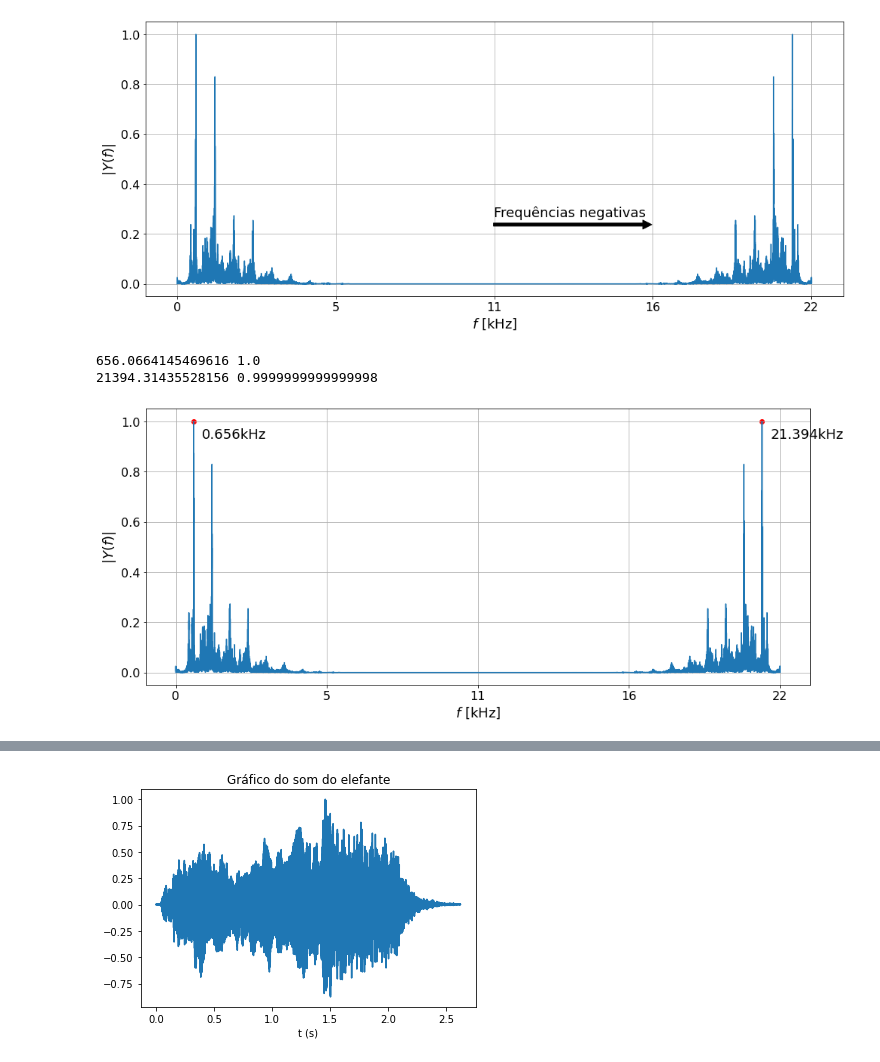
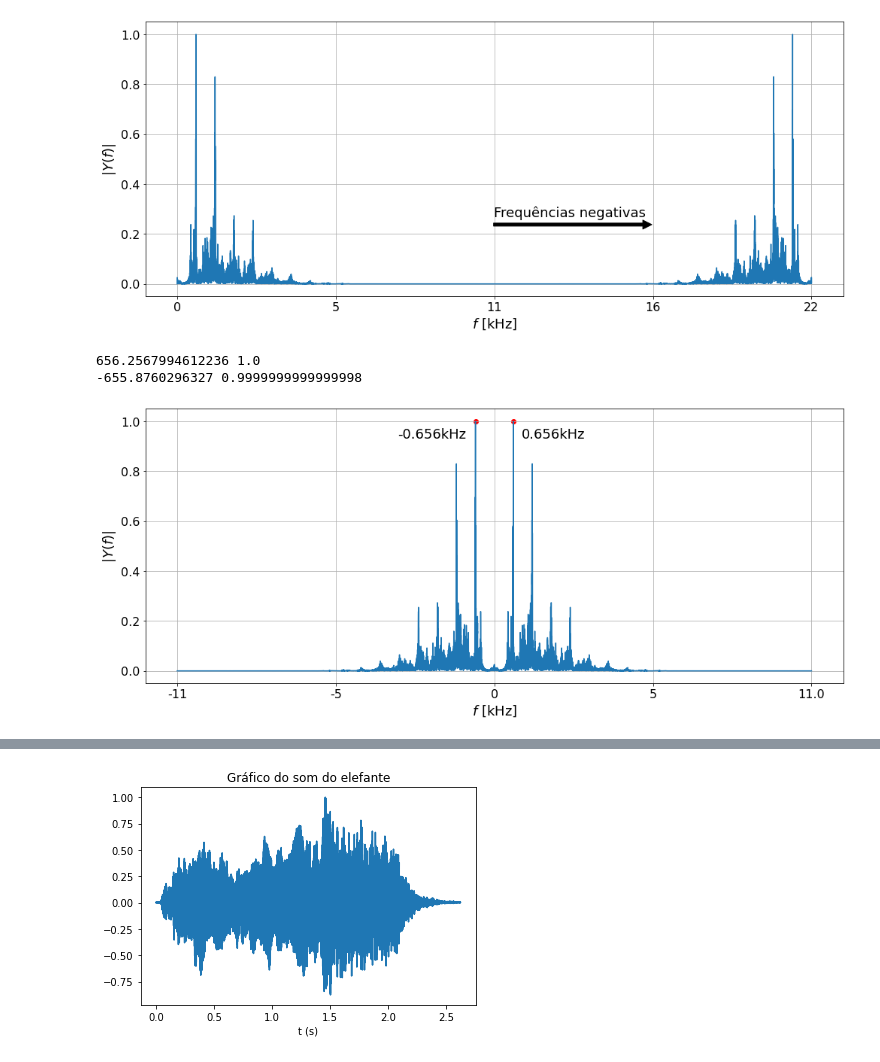
Before and after one commit to gnsoares/UNICAMP_EA619_SystemsAnalysis, a Jupyter notebook: Experimento1/Analisador_espectro - Exploração.ipynb, the cells around one changed output, grey strips where cells are left out. Saved outputs shown, nothing was run; the diff lists cells and outputs as text; code cells hidden in the pictures.

```diff
--- a/Experimento1/Analisador_espectro - Exploração.ipynb
+++ b/Experimento1/Analisador_espectro - Exploração.ipynb
@@ -89,39 +93,40 @@ fig.show()
 # %% [output]
 [figure]
 # %%
-# Parte positiva
+fft_y = np.abs(np.fft.fft(som))
+fft_y_norm = fft_y / np.max(fft_y)
 
-fft_y = np.abs(np.fft.fft(som))
-fft_y /= np.max(fft_y)
-f = np.linspace(0, fs, fft_y.size)
+# centrando fft(y) em 0
+fft_y_center = np.roll(fft_y_norm, som.size//2)
 
+f = np.linspace(-fs/2, fs/2, som.size)
 
 # plt.plot(f, fft_y)
-index_max_p = np.where(fft_y == np.max(fft_y[:len(som)//2+1]))[0][0]
-index_max_n = np.where(fft_y == (np.max(fft_y[len(som)//2:]))[0][0]
+index_max_p = np.where(fft_y_center == np.max(fft_y_center[som.size//2:]))[0][0]
+index_max_n = np.where(fft_y_center == np.max(fft_y_center[:som.size//2]))[0][0]
 
-print(f[index_max_p], fft_y[index_max_p])
-print(f[index_max_n], fft_y[index_max_n])
+print(f[index_max_p], fft_y_center[index_max_p])
+print(f[index_max_n], fft_y_center[index_max_n])
 # %% [output]
-656.0664145469616 1.0
-21394.31435528156 0.9999999999999998
+656.2567994612236 1.0
+-655.8760296327 0.9999999999999998
 # %%
 fig, ax = plt.subplots(figsize=(14, 6))
-ax.plot(f, fft_y)
-ax.scatter([f[index_max_p], f[index_max_n]], [fft_y[index_max_p], fft_y[index_max_n]], c='r')
-ax.annotate(f'{f[index_max_p]/1000:.3f}kHz', (f[index_max_p] + 300, fft_y[index_max_p] - 2/3/10), fontsize=18)
-ax.annotate(f'{f[index_max_n]/1000:.3f}kHz', (f[index_max_n] + 300, fft_y[index_max_n] - 2/3/10), fontsize=18)
+ax.plot(f, fft_y_center)
+ax.scatter([f[index_max_p], f[index_max_n]], [fft_y_center[index_max_p], fft_y_center[index_max_n]], c='r')
+ax.annotate(f'{f[index_max_p]/1000:.3f}kHz', (f[index_max_p] + 300, fft_y_center[index_max_p] - 2/3/10), fontsize=18)
+ax.annotate(f'{f[index_max_n]/1000:.3f}kHz', (f[index_max_n] - 2700, fft_y_center[index_max_n] - 2/3/10), fontsize=18)
 plt.xlabel('$f$ [kHz]', fontsize=18)
 plt.ylabel('|$Y(f)$|', fontsize=18)
 ax.grid(True)
 plt.yticks(fontsize=16)
 plt.xticks(
-    ticks=[0, fs//4, fs//2, 3*fs//4, fs],
-    labels=[0, fs//4//1000, fs//2//1000, 3*fs//4//1000, fs//1000],
+    ticks=[-fs/2, -fs//4, 0, fs//4, fs/2],
+    labels=[int(np.ceil(-fs/2/1000)), int(np.ceil(-fs//4/1000)), 0, fs//4//1000, fs/2//1000],
     fontsize=16
 )
 fig.tight_layout()
 fig.savefig('max_hz.png')
 fig.show()
 # %% [output]
-[figure, old version]
+[figure, new version]
```
Also changed, not shown: parts of 19 cells of this notebook, 3 other files.
